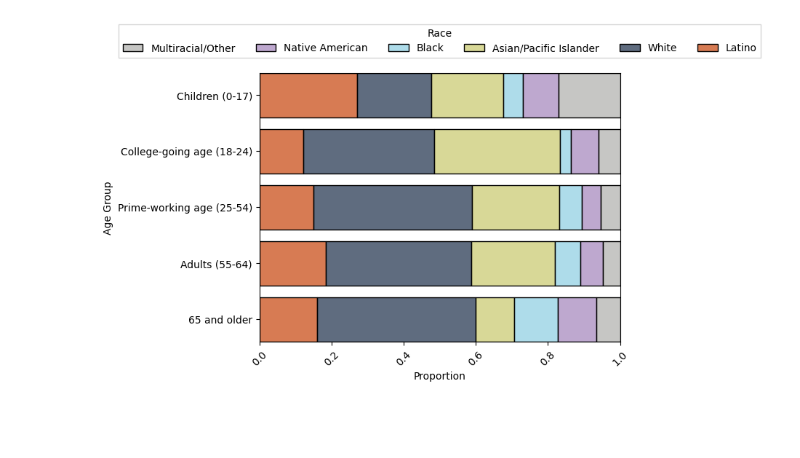
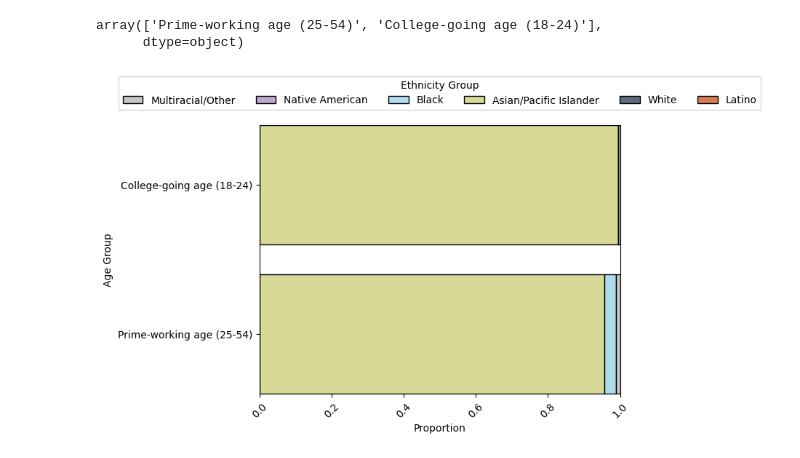
Before and after one commit to mostly-ai/paper-DataLLM-materials, a Jupyter notebook: scripts/analysis.ipynb, the cells around one changed output. Drawn from its saved outputs; the diff is of its cells as text; code cells hidden in the pictures; blank space fills up the shorter version.

```diff
--- a/scripts/analysis.ipynb
+++ b/scripts/analysis.ipynb
@@ -8,3 +15,35 @@ data_gpt = pd.read_csv("results_jennersdorfgpt/California_Race_AgeGroup.csv")
+# %%
+# Feature to Generate
+target_features = {
+    "State":{
+        "categories":['California'],
+        "prompt": "State of residence",
+        "dtype":"category"
+        },
+        "Ethnicity Group":{
+            "categories":["Latino", "White", "Asian/Pacific Islander", "Black", "Native American", "Multiracial/Other"],
+            "dtype":"category"
+            },
+        "Age Group":{
+            "categories":["Children (0-17)","College-going age (18-24)","Prime-working age (25-54)","Adults (55-64)","65 and older"],
+            "dtype":"category"
+        }
+}
+# %%
+palette = list(np.flip(["#CA4F1A","#293B54","#CCCB74","#93D1E4","#A98BC0","#B3B3B1"]))
+
+def plot_distribution(samples: pd.DataFrame, target_features: dict) -> None:
+    samples['Age Group'] = pd.Categorical(samples['Age Group'], ["Children (0-17)","College-going age (18-24)","Prime-working age (25-54)","Adults (55-64)","65 and older"])
+    hue_order = ["Latino", "White", "Asian/Pacific Islander", "Black", "Native American", "Multiracial/Other"]
+    ax=sns.histplot(
+        data=samples,
+        y="Age Group", hue=("Race" if "Race" in samples.columns else "Ethnicity Group"), hue_order=np.flip(hue_order),palette=palette,
+        multiple="fill", stat="proportion",
+        discrete=True, shrink=.8
+    )
+
+    plt.xticks(rotation=45)
+    sns.move_legend(ax, loc='upper center', bbox_to_anchor=(0.5, 1.2), ncol=6, fancybox=False)
 # %%
-data_gpt["Age Group"] = data_gpt["Age Group"].apply(lambda x: x.replace("–","-"))
-# data_gpt["Age Group"].unique()
+data = pd.read_parquet("/content/drive/MyDrive/data/DataLLMv2_paper/cell-generation_model-gpt-4o-mini_run_4.parquet")
+data["Age Group"] = data["Age Group"].apply(lambda x: x.replace("–","-"))
@@ -32,14 +50,9 @@ data_datallm["Age Group"] = data_datallm["Age Group"].apply(lambda x: x.replace(
-# %%
-data_datallm['Age Group'] = pd.Categorical(data_datallm['Age Group'], ["Children (0-17)","College-going age (18-24)","Prime-working age (25-54)","Adults (55-64)","65 and older"])
-
-ax=sns.histplot(
-    data=data_datallm,
-    y="Age Group", hue="Race", hue_order=np.flip(hue_order),palette=palette,
-    multiple="fill", stat="proportion",
-    discrete=True, shrink=.8
-)
-
-plt.xticks(rotation=45)
-sns.move_legend(ax, loc='upper center', bbox_to_anchor=(0.5, 1.2), ncol=6, fancybox=False)
-# %% [output]
-[figure, removed]
+# %%
+data["Age Group"].unique()
+# %% [output]
+array(['Prime-working age (25-54)', 'College-going age (18-24)'],
+      dtype=object)
+# %%
+plot_distribution(data, target_features)
+# %% [output]
+[figure, added]
```
Also changed, not shown: parts of 21 cells of this notebook.
